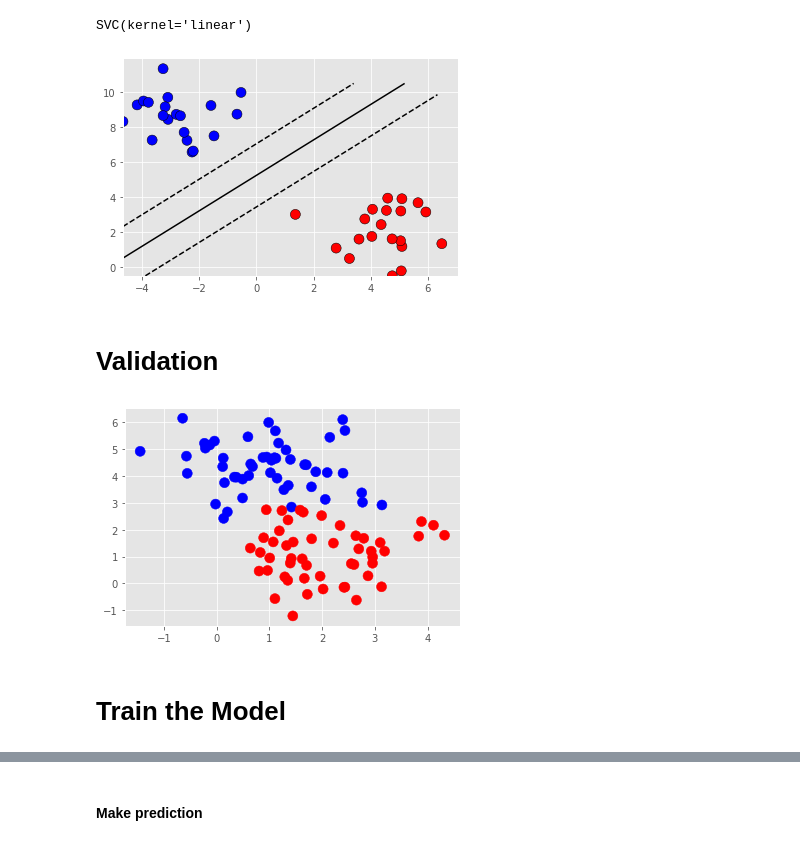
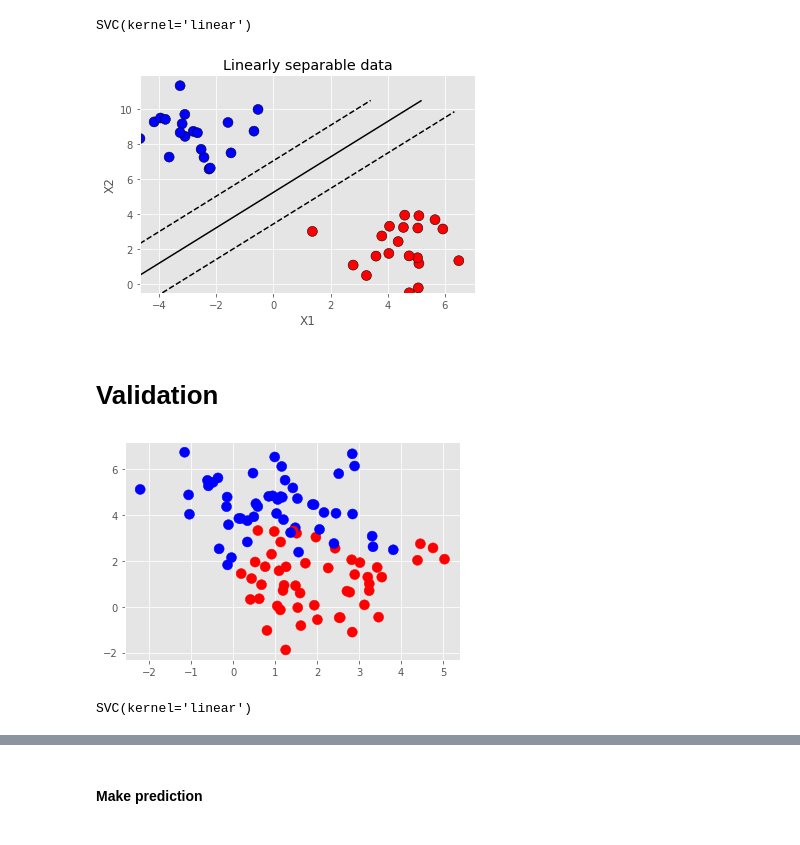
Before and after one commit to aashitarakesh/Twitter_SentimentalAnalysis, a Jupyter notebook: letha_SVM.ipynb, the cells around one changed output, grey strips where cells are left out. Drawn from its saved outputs; the diff is of its cells as text; code cells hidden in the pictures.

```diff
--- a/letha_SVM.ipynb
+++ b/letha_SVM.ipynb
@@ -46,44 +46,47 @@ SVC(kernel='linear')
 # %%
 # WARNING! BOILERPLATE CODE HERE!
 # Plot the decision boundaries
 x_min = X[:, 0].min()
 x_max = X[:, 0].max()
 y_min = X[:, 1].min()
 y_max = X[:, 1].max()
 
 XX, YY = np.mgrid[x_min:x_max, y_min:y_max]
 Z = model.decision_function(np.c_[XX.ravel(), YY.ravel()])
 
 # Put the result into a color plot
 Z = Z.reshape(XX.shape)
 # plt.pcolormesh(XX, YY, Z > 0, cmap=plt.cm.Paired)
 plt.contour(XX, YY, Z, colors=['k', 'k', 'k'],
             linestyles=['--', '-', '--'], levels=[-.5, 0, .5])
 plt.scatter(X[:, 0], X[:, 1], c=y, cmap='bwr', edgecolor='k', s=100)
+plt.title('Linearly separable data')
+plt.xlabel('X1')
+plt.ylabel('X2')
 plt.savefig("Images/SVM.png")
 plt.show()
 # %% [output]
-[figure, old version]
+[figure, new version]
 # %% [markdown]
 # Validation
 # %%
-X, y = make_blobs(n_samples=100, centers=2, random_state=0, cluster_std=.95)
+X, y = make_blobs(n_samples=100, centers=2, random_state=0, cluster_std=1.25)
 plt.scatter(X[:, 0], X[:, 1], c=y, s=100, cmap="bwr");
 plt.savefig("Images/SVM_validation.png")
 plt.show()
 # %% [output]
-[figure, old version]
+[figure, new version]
 # %%
 # Use train_test_split to create training and testing data
 from sklearn.model_selection import train_test_split
 
 # splitting data into training and validation set
 X_train, X_test, y_train, y_test = train_test_split(X, y,test_size=0.3, random_state=2)
-# %% [markdown]
-# Train the Model
 # %%
-# Fit to the training data and validate with the test data
+# Create the SVC Model
 from sklearn.svm import SVC
 model = SVC(kernel='linear')
 model.fit(X_train, y_train)
-predictions = model.predict(X_test)
+#predictions = model.predict(X_test)
+# %% [output]
+SVC(kernel='linear')
```
Also changed, not shown: parts of 9 cells of this notebook, 7 other files.
